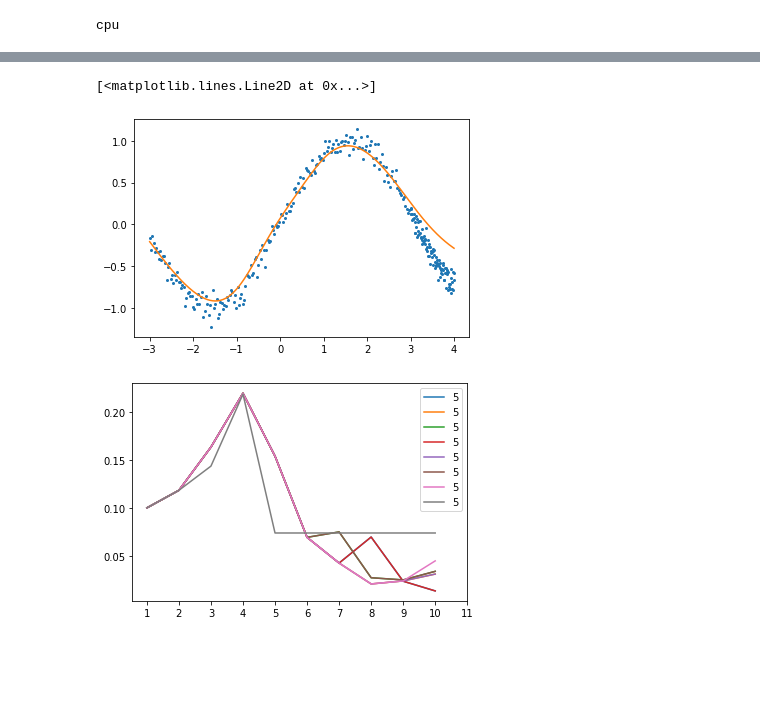
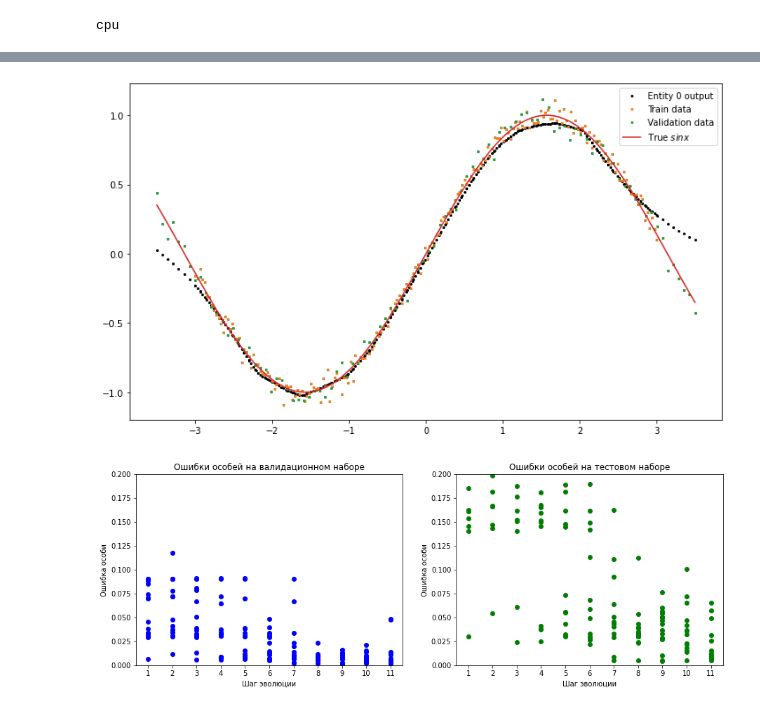
Before and after one commit to NOTfedos/nnga_course_work, a Jupyter notebook: show_results-sin.ipynb, the cells around one changed output, grey strips where cells are left out. Drawn from its saved outputs; the diff is of its cells as text; code cells hidden in the pictures; blank space fills up the shorter version.

```diff
--- a/show_results-sin.ipynb
+++ b/show_results-sin.ipynb
@@ -43,10 +55,12 @@ plt.plot(x_val, y_val, marker="o", lw=0, markersize=2)
 # %%
-env = Environment(8, train_loader, train_epochs=50, validation_loader=val_loader)
+env = Environment(15, train_loader, train_epochs=25, validation_loader=val_loader)
 # %% [output]
 cpu
 # %%
 start_time = time.time()
 env.train_epoch()
 print(f"Train ended in {int(time.time() - start_time)} s")
-env.validate_entities()
+env.validate_entities(val_loader, True)
+test_history = []
+test_history.append(env.validate_entities(test_loader, False))
 # %% [output]
@@ -75,7 +67,0 @@ plot_env_history(env)
-# %%
-for i in range(10):
-    start_time = time.time()
-    env.evo_step()
-    env.train_epoch()
-    env.validate_entities()
-    print(f"Evo epoch {i+1} ended in {int(time.time() - start_time)} s")
@@ -112,0 +68,8 @@ plot_env_history(env)
+# %%
+for i in range(10):
+    start_time = time.time()
+    env.evo_step()
+    env.train_epoch()
+    env.validate_entities(val_loader, True)
+    test_history.append(env.validate_entities(test_loader, False))
+    print(f"Evo epoch {i+1} ended in {int(time.time() - start_time)} s")
@@ -113,16 +106,40 @@ plot_env_history(env)
 # %%
 plt.plot(torch.cat((x_arr, x_val)), torch.cat((y_arr, y_val)), marker="o", lw=0, markersize=2)
-y_p = env.entities[5].predict(torch.cat((x_arr, x_val)).unsqueeze(1))
-plt.plot(torch.cat((x_arr, x_val)), y_p.squeeze(1), label="Model")
+y_p = env.entities[2].predict(torch.cat((x_arr, x_val)).unsqueeze(1))
+plt.plot(torch.cat((x_arr, x_val)), y_p.squeeze(1), label="Entity 0 output", marker="o", lw=0, markersize=2, color="black")
+plt.plot(x_arr, y_arr, marker="o", lw=0, markersize=2, label="Train data")
+plt.plot(x_val, y_val, marker="o", lw=0, markersize=2, label="Validation data")
+plt.plot(x_val, true_y, label=f"True $sinx$")
+plt.legend()
+plt.savefig("Entity_10_sin_output.png", dpi=300)
+plt.show()
 # %% [output]
-[<matplotlib.lines.Line2D at 0x...>]
-[figure, old version]
+[figure, new version]
 # %%
-x = list(range(1, env.evo_epochs+1))
-for entity in env.entities:
-    plt.plot(x[:-1], entity.entity_history[:-1], label=entity.color+1)
-plt.legend()
-plt.xticks(x, x)
+fig, axes = plt.subplots(1, 2)
+
+fig.set_size_inches(15, 5)
+
+ax1, ax2 = axes
+
+ax1.set_title("Ошибки особей на валидационном наборе")
+ax1.set_xlabel("Шаг эволюции")
+ax1.set_ylabel("Ошибка особи")
+ax1.set_ylim((0, 0.2))
+for i, arr in enumerate(env.history):
+    for loss in arr:
+        ax1.scatter(i+1, loss, color="blue")
+ax1.set_xticks(list(range(1, len(env.history)+1)))
+
+ax2.set_title("Ошибки особей на тестовом наборе")
+ax2.set_xlabel("Шаг эволюции")
+ax2.set_ylabel("Ошибка особи")
+ax2.set_ylim((0, 0.2))
+for i, arr in enumerate(test_history):
+    for loss in arr:
+        ax2.scatter(i+1, loss, color="green")
+ax2.set_xticks(list(range(1, len(env.history)+1)))
+plt.savefig("loss(evo_epoch)_10_sin.png", edgecolor='black', dpi=300, facecolor='white')
 plt.show()
 # %% [output]
-[figure, old version]
+[figure, new version]
```
Also changed, not shown: parts of 11 cells of this notebook, 25 other files.
